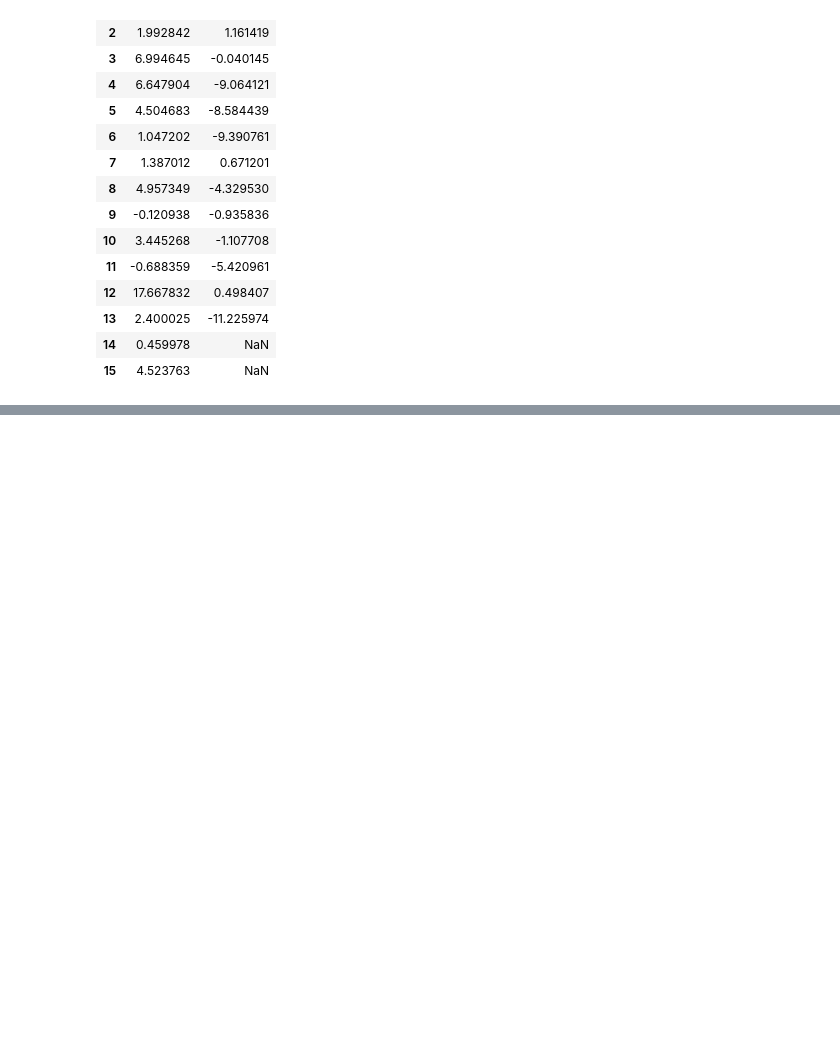
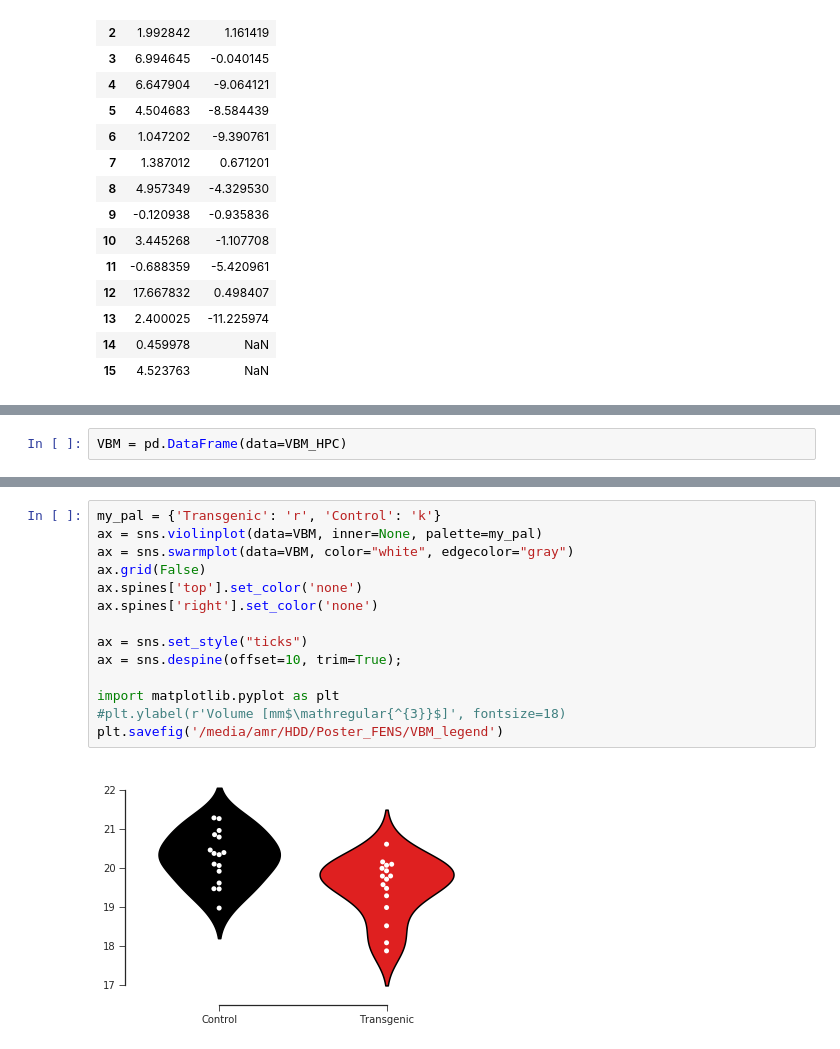
Before and after one commit to amrka/Stats_Tutorials_Python, a Jupyter notebook: Violin_plot.ipynb, the cells around one changed output, grey strips where cells are left out. Saved outputs shown, nothing was run; the diff lists cells and outputs as text; blank space fills up the shorter version.

```diff
--- a/Violin_plot.ipynb
+++ b/Violin_plot.ipynb
@@ -66,0 +110,2 @@ ax = sns.despine(offset=10, trim=True);
+# %%
+VBM = pd.DataFrame(data=VBM_HPC)
@@ -66,0 +132,16 @@ ax = sns.despine(offset=10, trim=True);
+# %%
+my_pal = {'Transgenic': 'r', 'Control': 'k'}
+ax = sns.violinplot(data=VBM, inner=None, palette=my_pal)
+ax = sns.swarmplot(data=VBM, color="white", edgecolor="gray")
+ax.grid(False)
+ax.spines['top'].set_color('none')
+ax.spines['right'].set_color('none')
+
+ax = sns.set_style("ticks")
+ax = sns.despine(offset=10, trim=True);
+
+import matplotlib.pyplot as plt
+#plt.ylabel(r'Volume [mm$\mathregular{^{3}}$]', fontsize=18)
+plt.savefig('/media/amr/HDD/Poster_FENS/VBM_legend')
+# %% [output]
+[figure, added]
```
Also changed, not shown: parts of 5 cells of this notebook.
